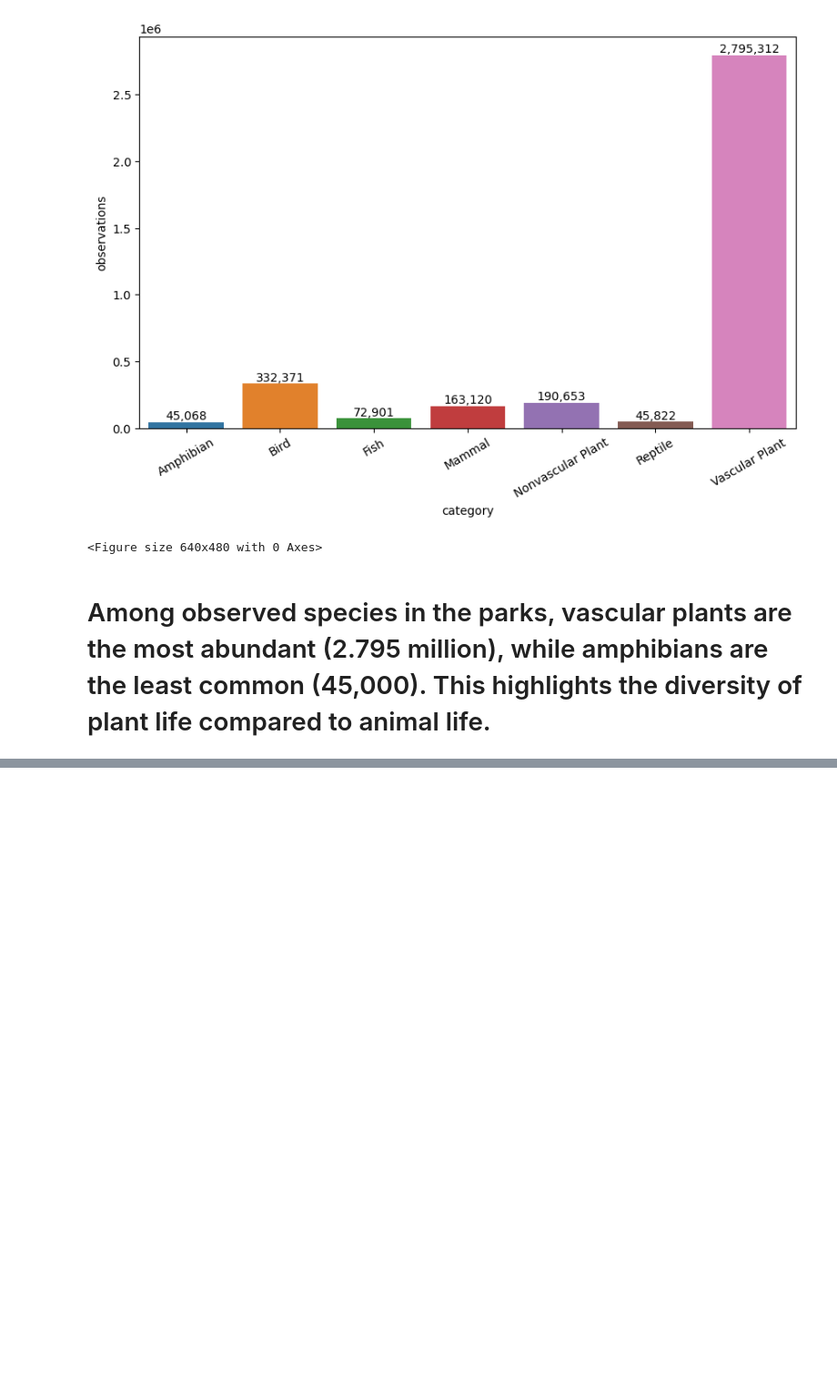
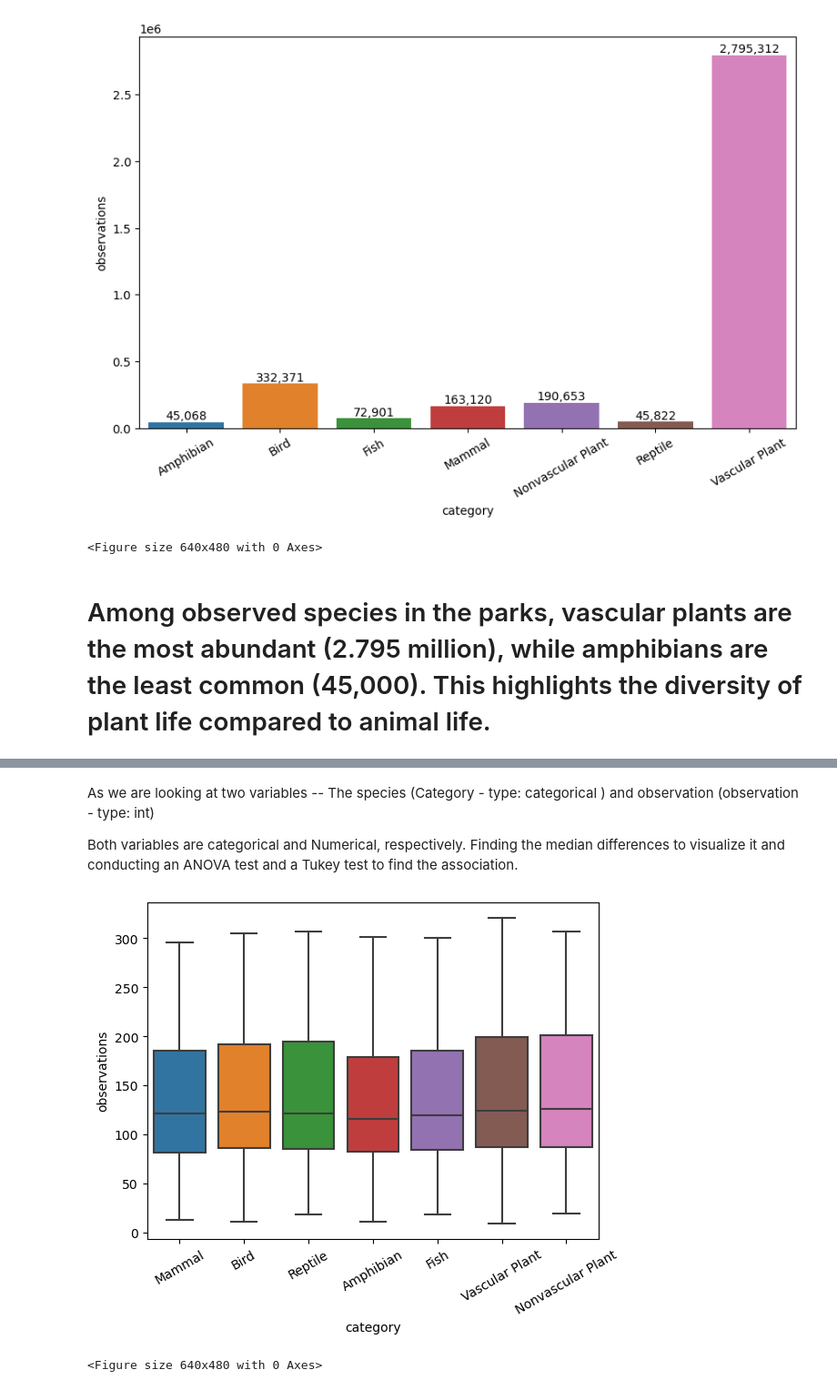
Before and after one commit to YSKAA423/Biodiversity-in-National-Parks, a Jupyter notebook: biodiversity.ipynb, the cells around one changed output, grey strips where cells are left out. Shown: that part at 91% size. Cells and saved outputs as stored; diff of their text form; code cells hidden in the pictures; blank space fills up the shorter version.

Commit message:
Anova and Tukey tests  conducted

```diff
--- a/biodiversity.ipynb
+++ b/biodiversity.ipynb
@@ -420,0 +498,12 @@ plt.clf()
+# %% [markdown]
+As we are looking at two variables -- The species (Category - type: categorical ) and observation (observation - type: int)
+
+Both variables are categorical and Numerical, respectively. Finding the median differences to visualize it and conducting an ANOVA test and a Tukey test to find the association.
+# %%
+ax = sns.boxplot(x = 'category',y="observations",data = sp_ob)
+ax.tick_params(axis='x', rotation=30)
+plt.show()
+plt.clf()
+# %% [output]
+[figure, added]
+<Figure size 640x480 with 0 Axes>
```
Also changed, not shown: parts of 21 cells of this notebook.
